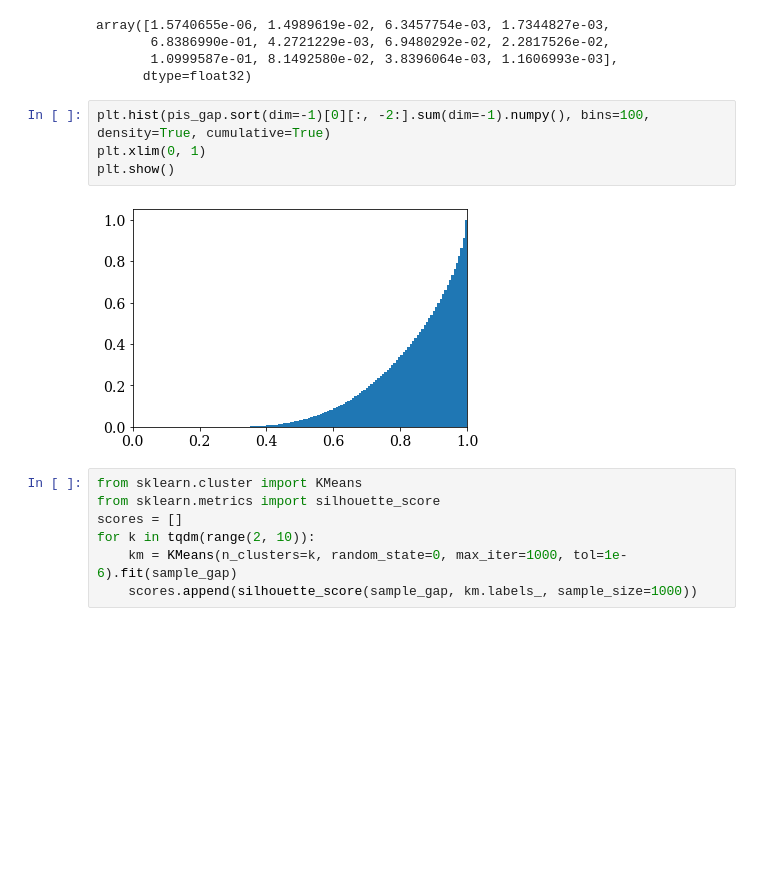
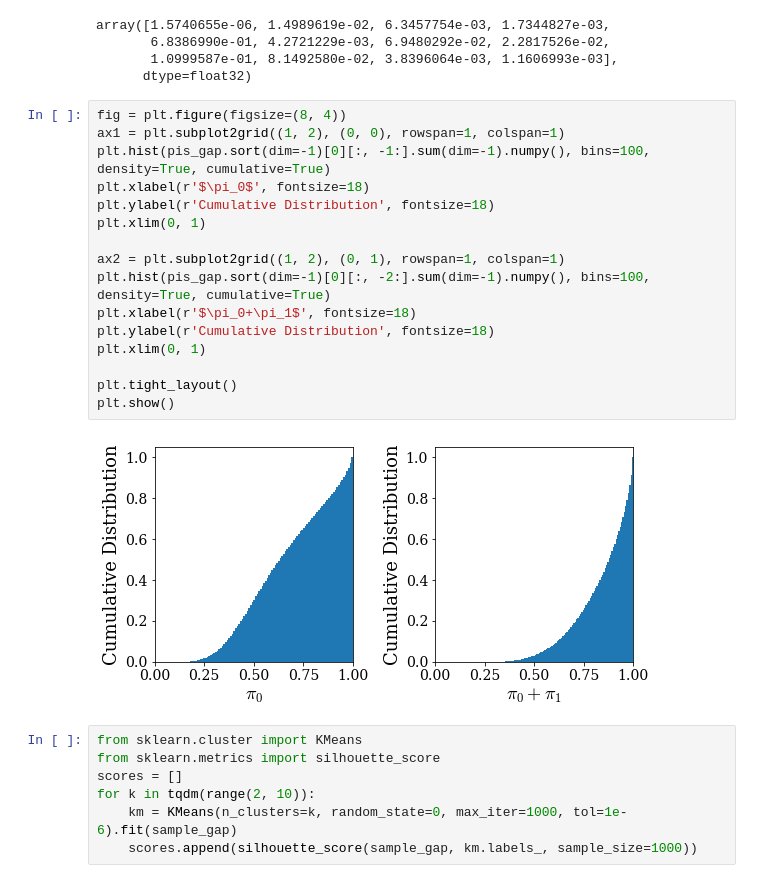
Before and after one commit to haimengzhao/magic-microlensing, a Jupyter notebook: test_lcplot.ipynb, the cells around one changed output. Cells and saved outputs as stored; diff of their text form; blank space fills up the shorter version.

```diff
--- a/test_lcplot.ipynb
+++ b/test_lcplot.ipynb
@@ -263,12 +263,24 @@ array([1.5740655e-06, 1.4989619e-02, 6.3457754e-03, 1.7344827e-03,
        6.8386990e-01, 4.2721229e-03, 6.9480292e-02, 2.2817526e-02,
        1.0999587e-01, 8.1492580e-02, 3.8396064e-03, 1.1606993e-03],
       dtype=float32)
-# %%
-plt.hist(pis_gap.sort(dim=-1)[0][:, -2:].sum(dim=-1).numpy(), bins=100, density=True, cumulative=True)
-plt.xlim(0, 1)
-plt.show()
-# %% [output]
-[figure, removed]
+# %%
+fig = plt.figure(figsize=(8, 4))
+ax1 = plt.subplot2grid((1, 2), (0, 0), rowspan=1, colspan=1)
+plt.hist(pis_gap.sort(dim=-1)[0][:, -1:].sum(dim=-1).numpy(), bins=100, density=True, cumulative=True)
+plt.xlabel(r'$\pi_0$', fontsize=18)
+plt.ylabel(r'Cumulative Distribution', fontsize=18)
+plt.xlim(0, 1)
+
+ax2 = plt.subplot2grid((1, 2), (0, 1), rowspan=1, colspan=1)
+plt.hist(pis_gap.sort(dim=-1)[0][:, -2:].sum(dim=-1).numpy(), bins=100, density=True, cumulative=True)
+plt.xlabel(r'$\pi_0+\pi_1$', fontsize=18)
+plt.ylabel(r'Cumulative Distribution', fontsize=18)
+plt.xlim(0, 1)
+
+plt.tight_layout()
+plt.show()
+# %% [output]
+[figure, added]
 # %%
 from sklearn.cluster import KMeans
 from sklearn.metrics import silhouette_score
```
